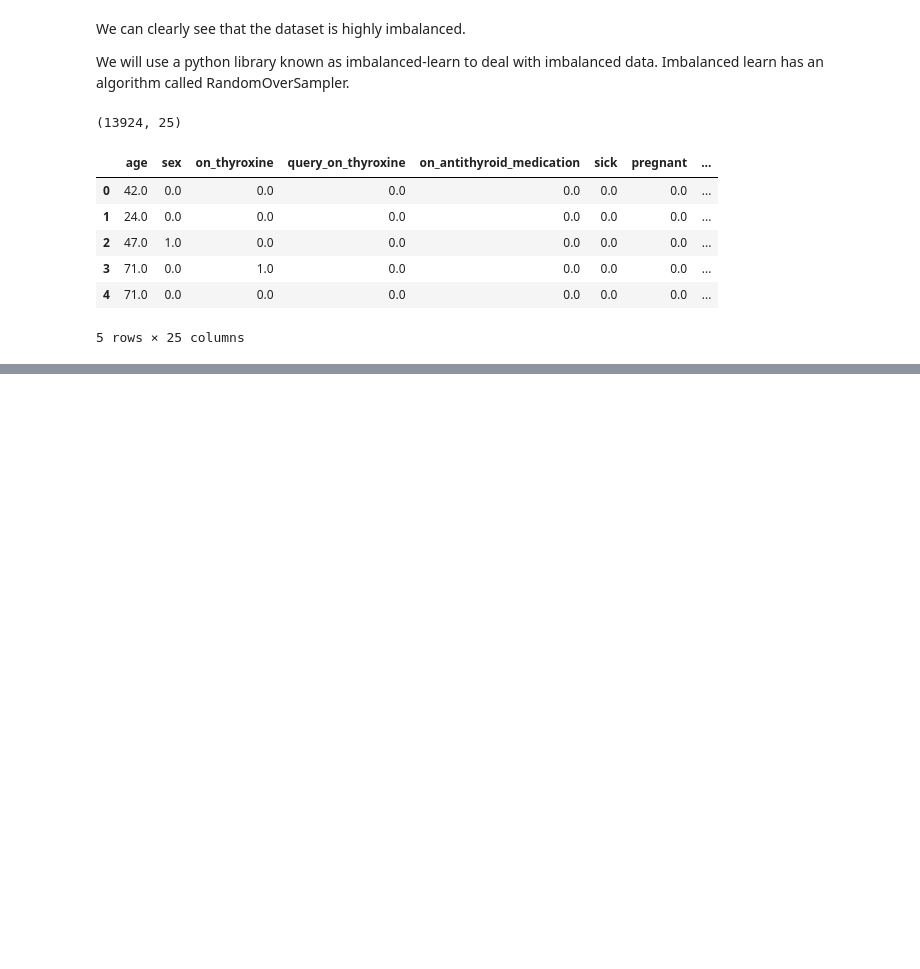
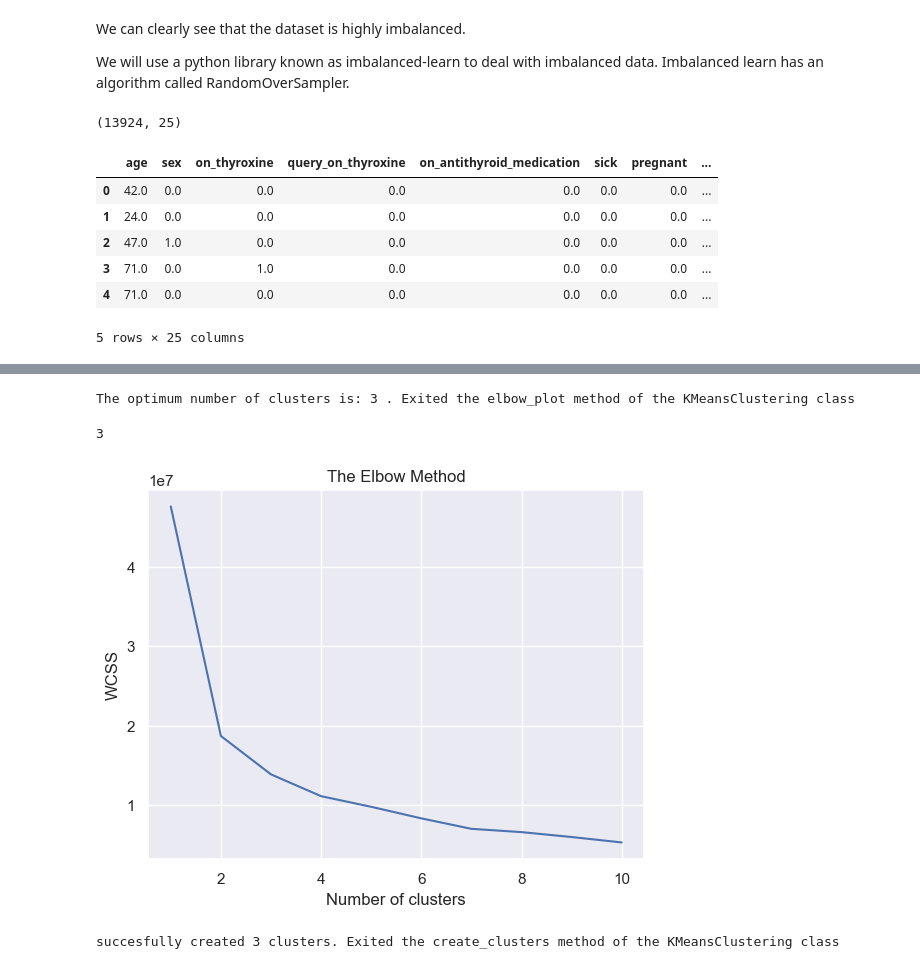
Before and after one commit to AbhishekPalsra/Thyroid_Disease_Detection, a Jupyter notebook: notebook/preprocessing_thyroid.ipynb, the cells around one changed output, grey strips where cells are left out. Cells and saved outputs as stored; diff of their text form; code cells hidden in the pictures; blank space fills up the shorter version.

```diff
--- a/notebook/preprocessing_thyroid.ipynb
+++ b/notebook/preprocessing_thyroid.ipynb
@@ -507,0 +579,36 @@ X_sampled.head()
+# %%
+def elbow_plot(data):
+        """
+                        Method Name: elbow_plot
+                        Description: This method saves the plot to decide the optimum number of clusters to the file.
+                        Output: A picture saved to the directory
+                        On Failure: Raise Exception
+
+        """
+
+        wcss=[] # initializing an empty list
+        try:
+            for i in range (1,11):
+                kmeans=KMeans(n_clusters=i,init='k-means++',random_state=42) # initializing the KMeans object
+                kmeans.fit(data) # fitting the data to the KMeans Algorithm
+                wcss.append(kmeans.inertia_)
+            plt.plot(range(1,11),wcss) # creating the graph between WCSS and the number of clusters
+            plt.title('The Elbow Method')
+            plt.xlabel('Number of clusters')
+            plt.ylabel('WCSS')
+
+            plt.savefig('K-Means_Elbow.PNG') # saving the elbow plot locally
+            # finding the value of the optimum cluster programmatically
+            kn = KneeLocator(range(1, 11), wcss, curve='convex', direction='decreasing')
+            print('The optimum number of clusters is: '+str(kn.knee)+' . Exited the elbow_plot method of the KMeansClustering class')
+            return kn.knee
+
+        except Exception as e:
+          print(e)
+# %%
+
+elbow_plot(X_sampled)
+# %% [output]
+The optimum number of clusters is: 3 . Exited the elbow_plot method of the KMeansClustering class
+3
+[figure, added]
@@ -507,0 +638,6 @@ X_sampled.head()
+# %%
+
+#Creating clusters
+X_sampled = create_clusters(X_sampled,3)
+# %% [output]
+succesfully created 3 clusters. Exited the create_clusters method of the KMeansClustering class
```
Also changed, not shown: parts of 27 cells of this notebook.
